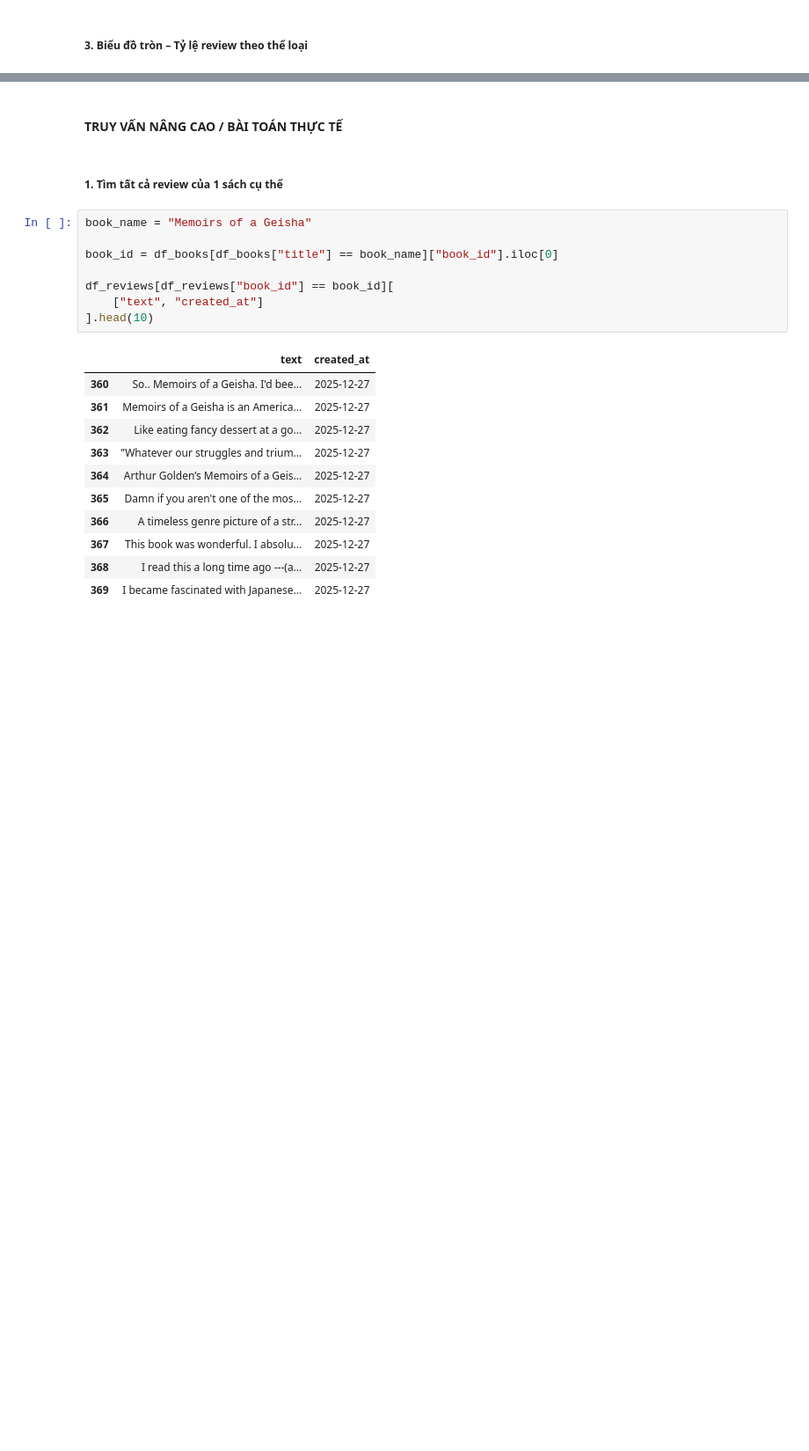
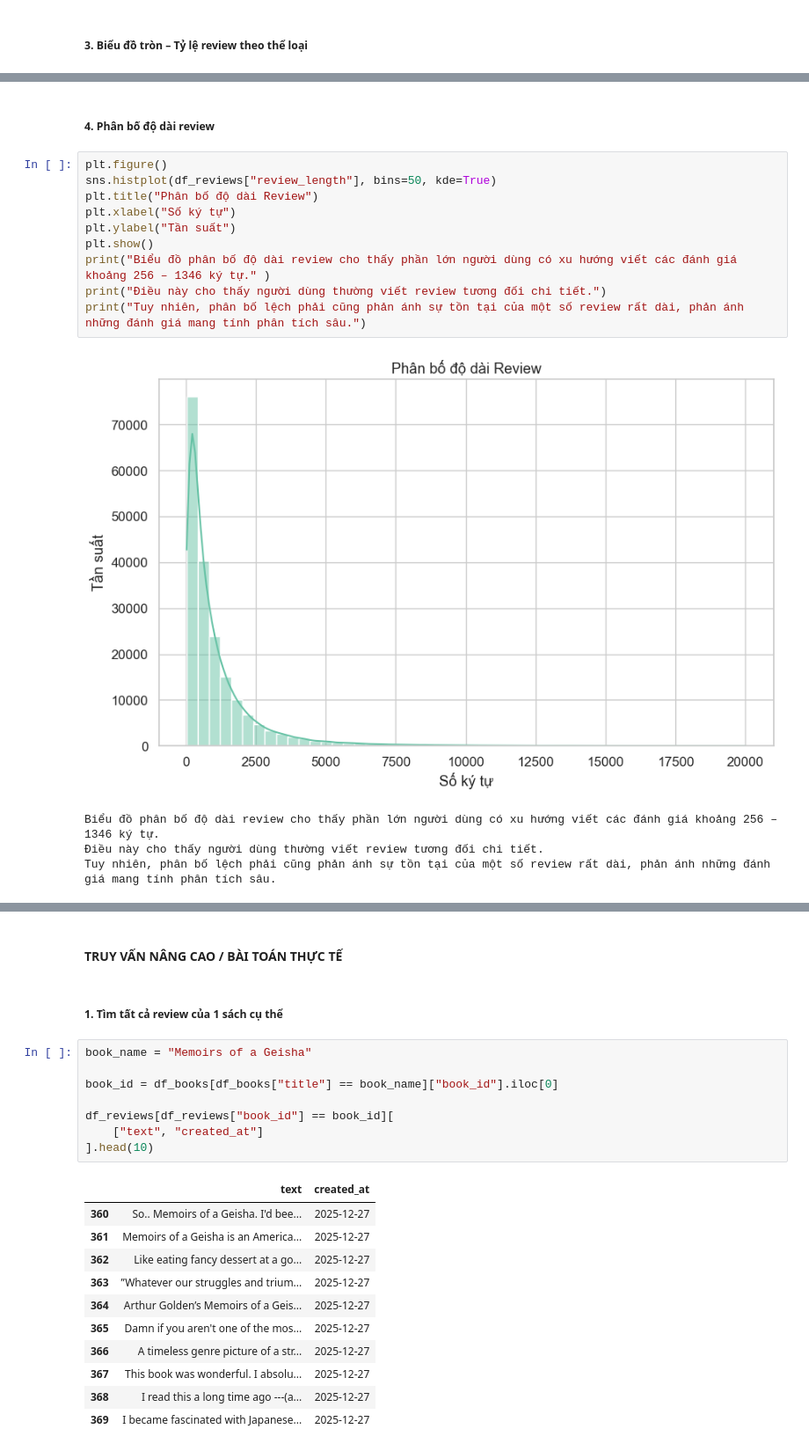
Before and after one commit to vanhong05cr-rgb/DACK, a Jupyter notebook: DACKMNM/TRUYVAN.ipynb, the cells around one changed output, grey strips where cells are left out. Shown at 88% size. Cells and saved outputs as stored; diff of their text form; blank space fills up the shorter version.

```diff
--- a/DACKMNM/TRUYVAN.ipynb
+++ b/DACKMNM/TRUYVAN.ipynb
@@ -356,0 +471,17 @@ plt.show()
+# %% [markdown]
+##### 4. Phân bố độ dài review
+# %%
+plt.figure()
+sns.histplot(df_reviews["review_length"], bins=50, kde=True)
+plt.title("Phân bố độ dài Review")
+plt.xlabel("Số ký tự")
+plt.ylabel("Tần suất")
+plt.show()
+print("Biểu đồ phân bố độ dài review cho thấy phần lớn người dùng có xu hướng viết các đánh giá khoảng 256 – 1346 ký tự." )
+print("Điều này cho thấy người dùng thường viết review tương đối chi tiết.")
+print("Tuy nhiên, phân bố lệch phải cũng phản ánh sự tồn tại của một số review rất dài, phản ánh những đánh giá mang tính phân tích sâu.")
+# %% [output]
+[figure, added]
+Biểu đồ phân bố độ dài review cho thấy phần lớn người dùng có xu hướng viết các đánh giá khoảng 256 – 1346 ký tự.
+Điều này cho thấy người dùng thường viết review tương đối chi tiết.
+Tuy nhiên, phân bố lệch phải cũng phản ánh sự tồn tại của một số review rất dài, phản ánh những đánh giá mang tính phân tích sâu.
```
Also changed, not shown: parts of 32 cells of this notebook.
